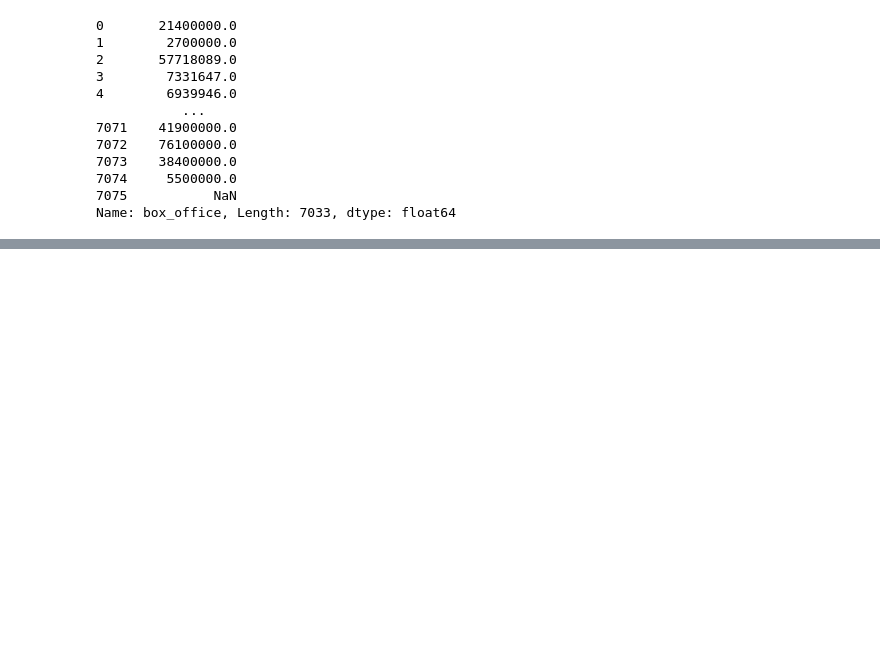
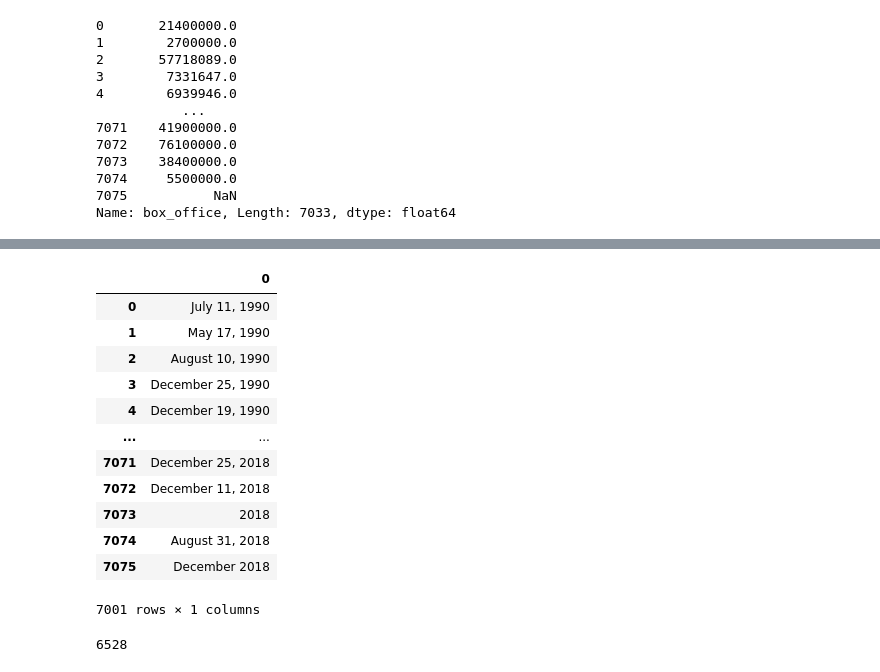
Before and after one commit to acfthomson/Movies-ETL, a Jupyter notebook: Data_Cleaning_Practice.ipynb, the cells around one changed output, grey strips where cells are left out. Cells and saved outputs as stored; diff of their text form; code cells hidden in the pictures; blank space fills up the shorter version.

```diff
--- a/Data_Cleaning_Practice.ipynb
+++ b/Data_Cleaning_Practice.ipynb
@@ -587,0 +624,6 @@ wiki_movies_df.drop()
+# %%
+# Remove the citation references
+budget = budget.str.replace(r'\[\d+\]\s*', '')
+budget[~matches_form_one & ~matches_form_two]
+
+# Remaining 30 budget values are less than 1% of the data, so converting them is not worth the time
@@ -587,0 +648,4 @@ wiki_movies_df.drop()
+# %%
+# Parse the budget values
+wiki_movies_df['budget'] = budget.str.extract(f'({form_one}|{form_two})',
+                                              flags=re.IGNORECASE)[0].apply(parse_dollars)
@@ -587,0 +669,18 @@ wiki_movies_df.drop()
+# %%
+# Extract the dates
+release_date.str.extract(f'({date_form_one}|{date_form_two}|{date_form_three}|{date_form_four})',
+                         flags=re.IGNORECASE)
+# %% [output]
+|  | 0 |
+| 0 | July 11, 1990 |
+| 1 | May 17, 1990 |
+| 2 | August 10, 1990 |
+| 3 | December 25, 1990 |
+| 4 | December 19, 1990 |
+| ... | ... |
+| 7071 | December 25, 2018 |
+| 7072 | December 11, 2018 |
+| 7073 | 2018 |
+| 7074 | August 31, 2018 |
+| 7075 | December 2018 |
+7001 rows × 1 columns
@@ -587,0 +696,5 @@ wiki_movies_df.drop()
+# %%
+# Use string boundaries ti see how many running times are similar to "100 minutes"
+running_time.str.contains(r'^\d*\s*minutes$', flags=re.IGNORECASE).sum()
+# %% [output]
+6528
```
Also changed, not shown: parts of 18 cells of this notebook.
